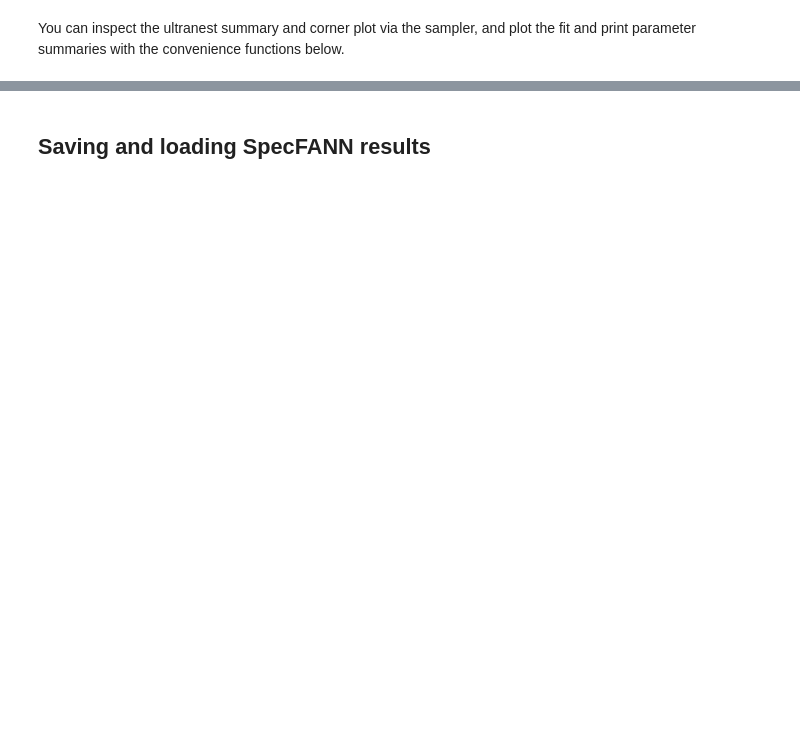
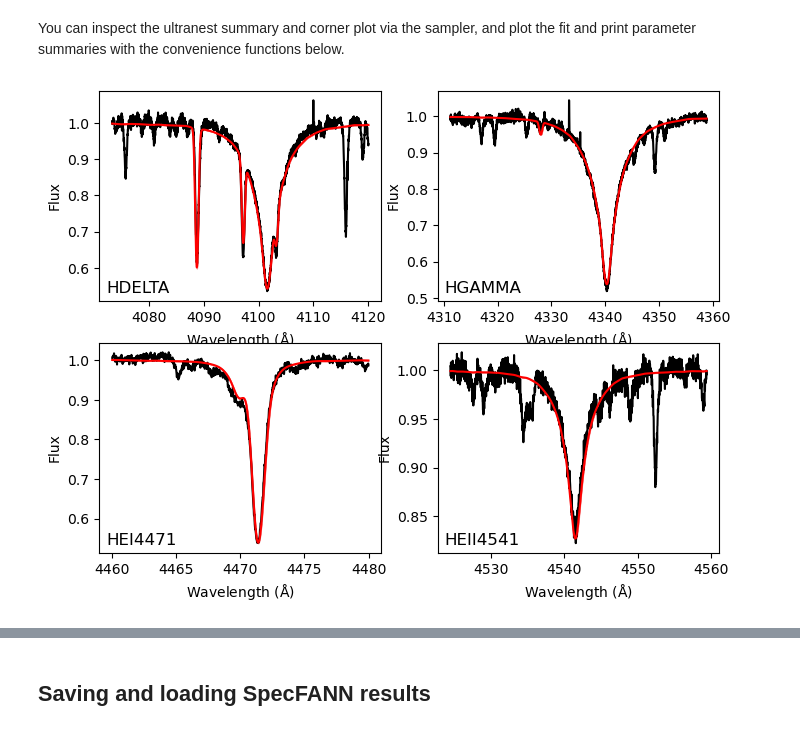
Before and after one commit to MichaelAbdul-Masih/SpecFANN, a Jupyter notebook: SpecFANN_Tutorial.ipynb, the cells around one changed output, grey strips where cells are left out. Saved outputs shown, nothing was run; the diff lists cells and outputs as text; code cells hidden in the pictures; blank space fills up the shorter version.

```diff
--- a/SpecFANN_Tutorial.ipynb
+++ b/SpecFANN_Tutorial.ipynb
@@ -194,7 +207,7 @@ We implemented nested sampling via the [ultranest](https://johannesbuchner.githu
 # %%
 # Nested sampling (ultranest). Same parameter setup as above (GA/MCMC) is used.
 from ultranest.mlfriends import RobustEllipsoidRegion #Importing a region class that seems to work well for this spectral fitting problem
-s.run_nested_sampling(jitter=False,
+s.run_nested_sampling(fuzz=True,
                      step_sampler=None,
                      min_num_live_points=500,
                      frac_remain=0.3,
@@ -202,4 +215,4 @@ s.run_nested_sampling(jitter=False,
                      max_num_improvement_loops=1,
                      update_interval_volume_fraction=0.5,
                      region_class=RobustEllipsoidRegion,
-                     log_dir='nested_sampling_results')
+                     log_dir=None)
@@ -211,4 +239,6 @@ You can inspect the ultranest summary and corner plot via the sampler, and plot
 # s.ultranest_sampler.plot()
 # plt.show()
 # %%
-s.plot_nested_sampling_fit(n_draw=1000)
+s.plot_nested_sampling_fit(n_draw=1000, line_labels=True)
+# %% [output]
+[figure, added]
```
Also changed, not shown: parts of 32 cells of this notebook, 3 other files.
